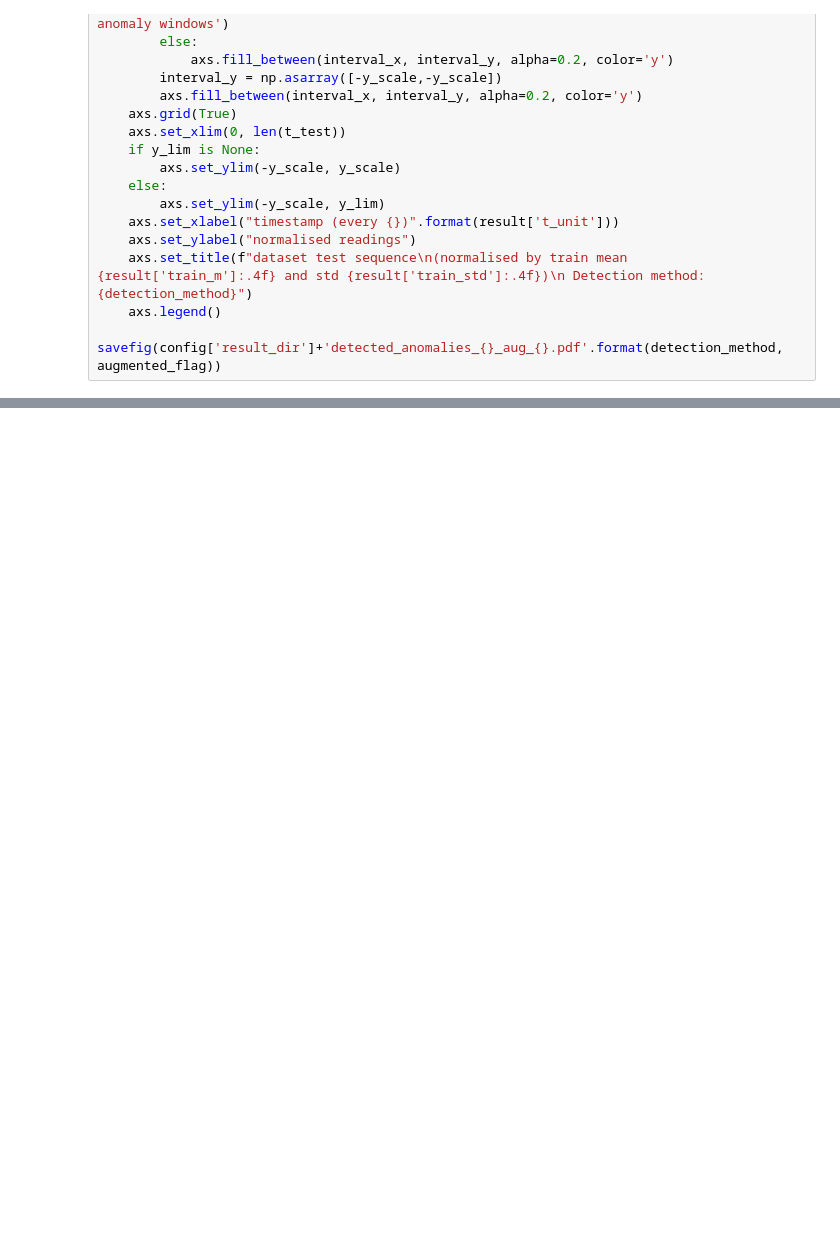
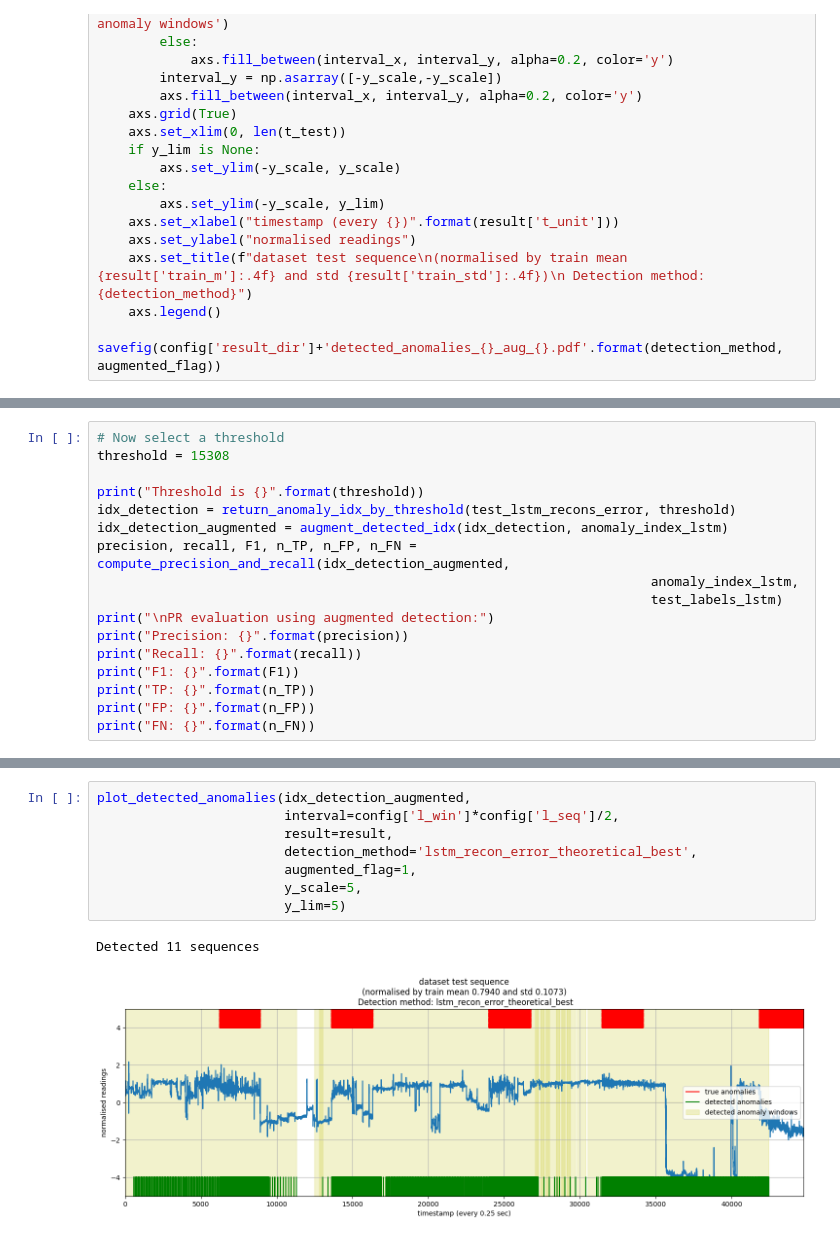
Before and after one commit to peunsu/wesad_stress_detection, a Jupyter notebook: vae-lstm/anomaly_detection.ipynb, the cells around one changed output, grey strips where cells are left out. Saved outputs shown, nothing was run; the diff lists cells and outputs as text; blank space fills up the shorter version.

```diff
--- a/vae-lstm/anomaly_detection.ipynb
+++ b/vae-lstm/anomaly_detection.ipynb
@@ -530,0 +494,17 @@ Detected 1 sequences
+# %%
+# Now select a threshold
+threshold = 15308
+
+print("Threshold is {}".format(threshold))
+idx_detection = return_anomaly_idx_by_threshold(test_lstm_recons_error, threshold)
+idx_detection_augmented = augment_detected_idx(idx_detection, anomaly_index_lstm)
+precision, recall, F1, n_TP, n_FP, n_FN = compute_precision_and_recall(idx_detection_augmented,
+                                                                       anomaly_index_lstm,
+                                                                       test_labels_lstm)
+print("\nPR evaluation using augmented detection:")
+print("Precision: {}".format(precision))
+print("Recall: {}".format(recall))
+print("F1: {}".format(F1))
+print("TP: {}".format(n_TP))
+print("FP: {}".format(n_FP))
+print("FN: {}".format(n_FN))
@@ -530,0 +521,11 @@ Detected 1 sequences
+# %%
+plot_detected_anomalies(idx_detection_augmented,
+                        interval=config['l_win']*config['l_seq']/2,
+                        result=result,
+                        detection_method='lstm_recon_error_theoretical_best',
+                        augmented_flag=1,
+                        y_scale=5,
+                        y_lim=5)
+# %% [output]
+Detected 11 sequences
+[figure, added]
```
Also changed, not shown: parts of 15 cells of this notebook, 16 other files.
